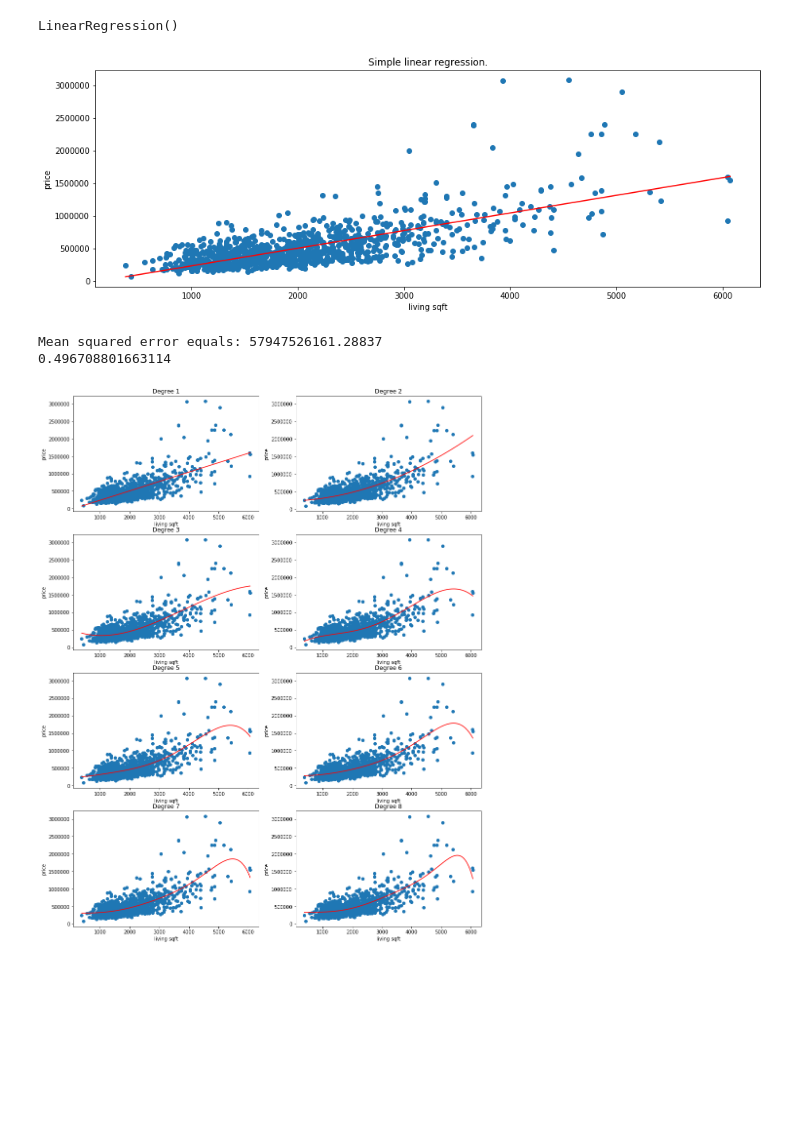
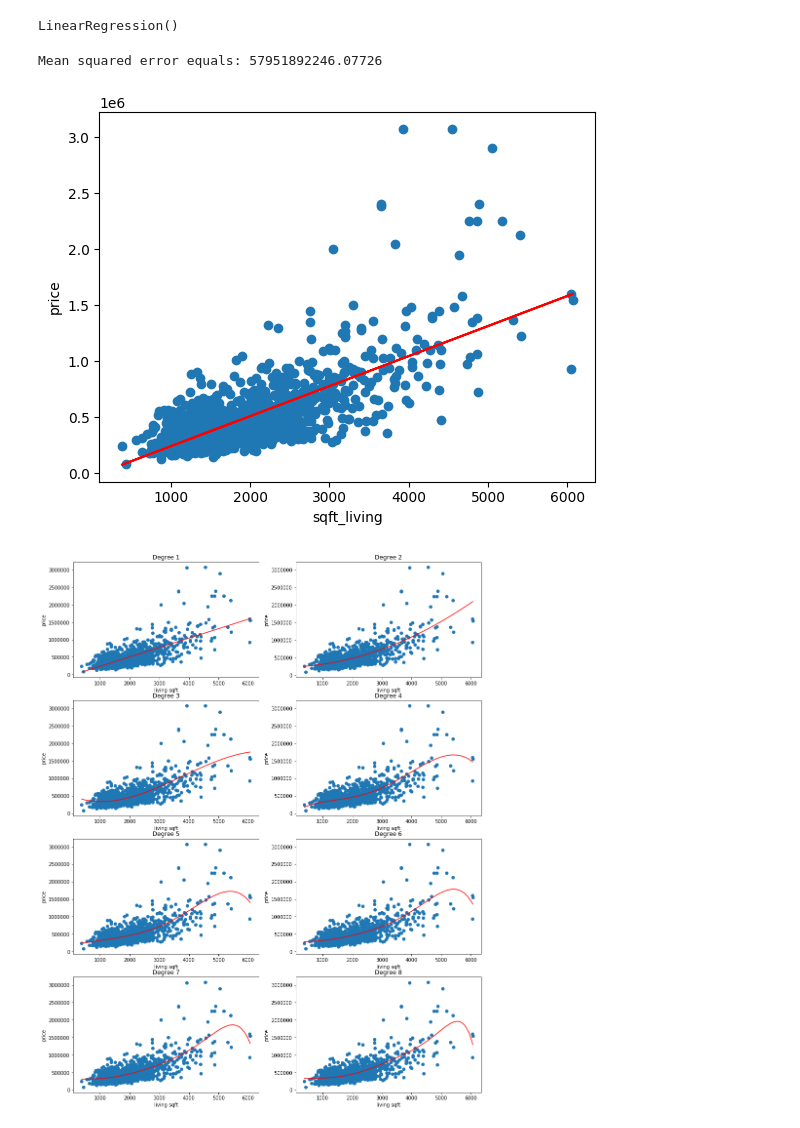
Before and after one commit to BloodyShrimp/Data_Analysis_2022-23, a Jupyter notebook: Assignment_2/Assignment_2_Szymon_Werk.ipynb, the cells around one changed output. Cells and saved outputs as stored; diff of their text form; code cells hidden in the pictures; blank space fills up the shorter version.

```diff
--- a/Assignment_2/Assignment_2_Szymon_Werk.ipynb
+++ b/Assignment_2/Assignment_2_Szymon_Werk.ipynb
@@ -16,14 +16,16 @@ c) Create and plot higher order polynomial regression models.
 # %%
 #a)
 
-X = house_df.sqft_living.values.reshape(-1,1)[:1000]
+x = house_df.sqft_living.values.reshape(-1,1)[:1000]
 y = house_df.price.values.reshape(-1)[:1000]
+
 
 model = LinearRegression()
 
 #Your code:
 
-model.fit(X,y)
+x_train, x_test, y_train, y_test = train_test_split(x, y, test_size = 0.1)
+model.fit(x_train, y_train)
 
 #Hint: .fit()
 # %% [output]
@@ -31,17 +33,21 @@ LinearRegression()
 # %%
 #b)
 
 #Your code:
 
-model.predict(X=X)
-model.intercept_
-model.coef_()
+figure = plt.figure()
+# figure.set_figwidth(30)
+# figure.set_figheight(15)
+plt.xlabel("sqft_living")
+plt.ylabel("price")
+plt.plot(x, (x * model.coef_ + model.intercept_),"r")
+plt.scatter(x,y)
+print('Mean squared error equals:',mean_squared_error(y, (x*model.coef_+model.intercept_)))
 
 #Hint: model.predict(), model.intercept_,  model.coef_, model.score()
 # %% [output]
+Mean squared error equals: 57951892246.07726
-[figure, old version]
+[figure, new version]
-Mean squared error equals: 57947526161.28837
-0.496708801663114
 # %%
 #c)
 
```
